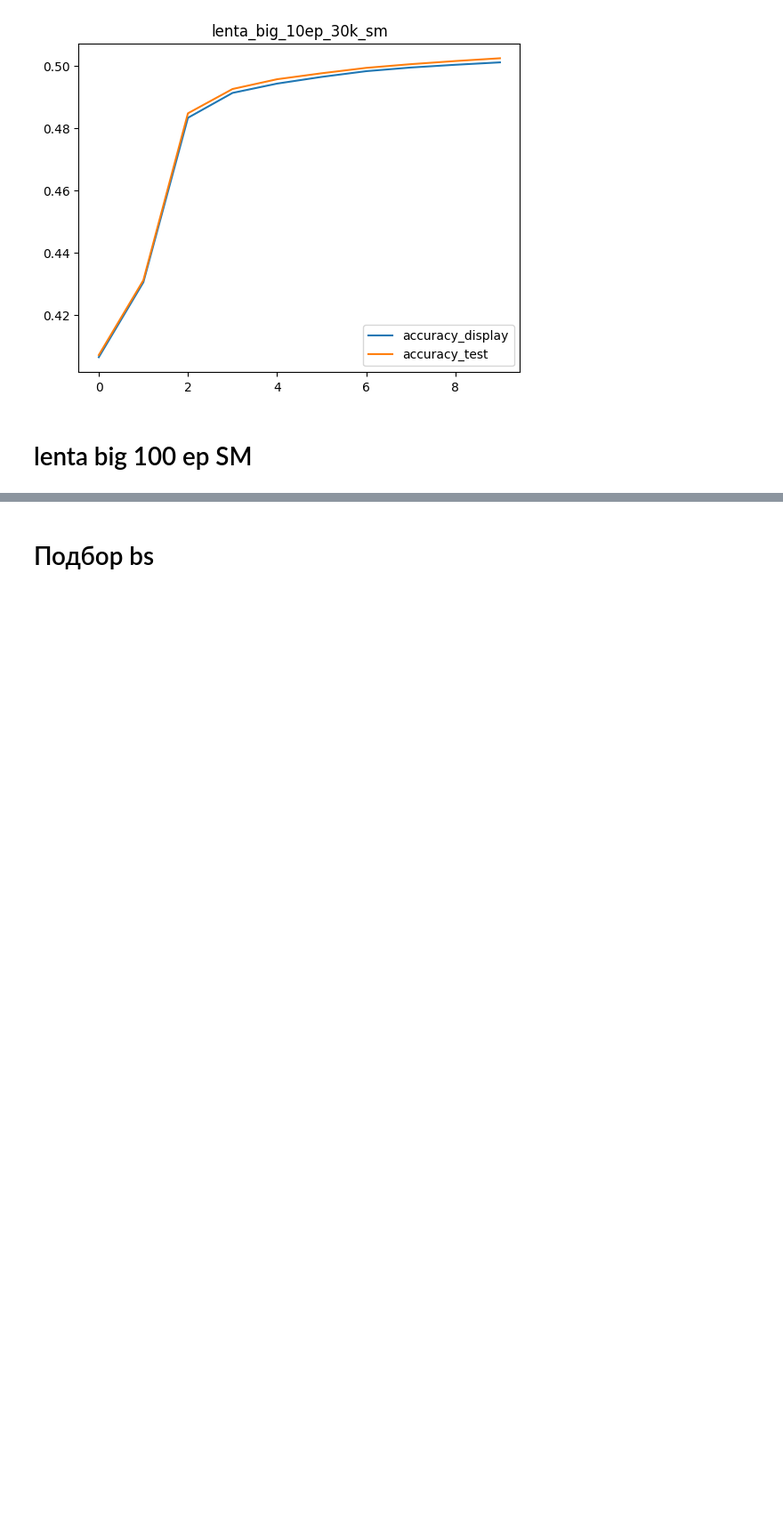
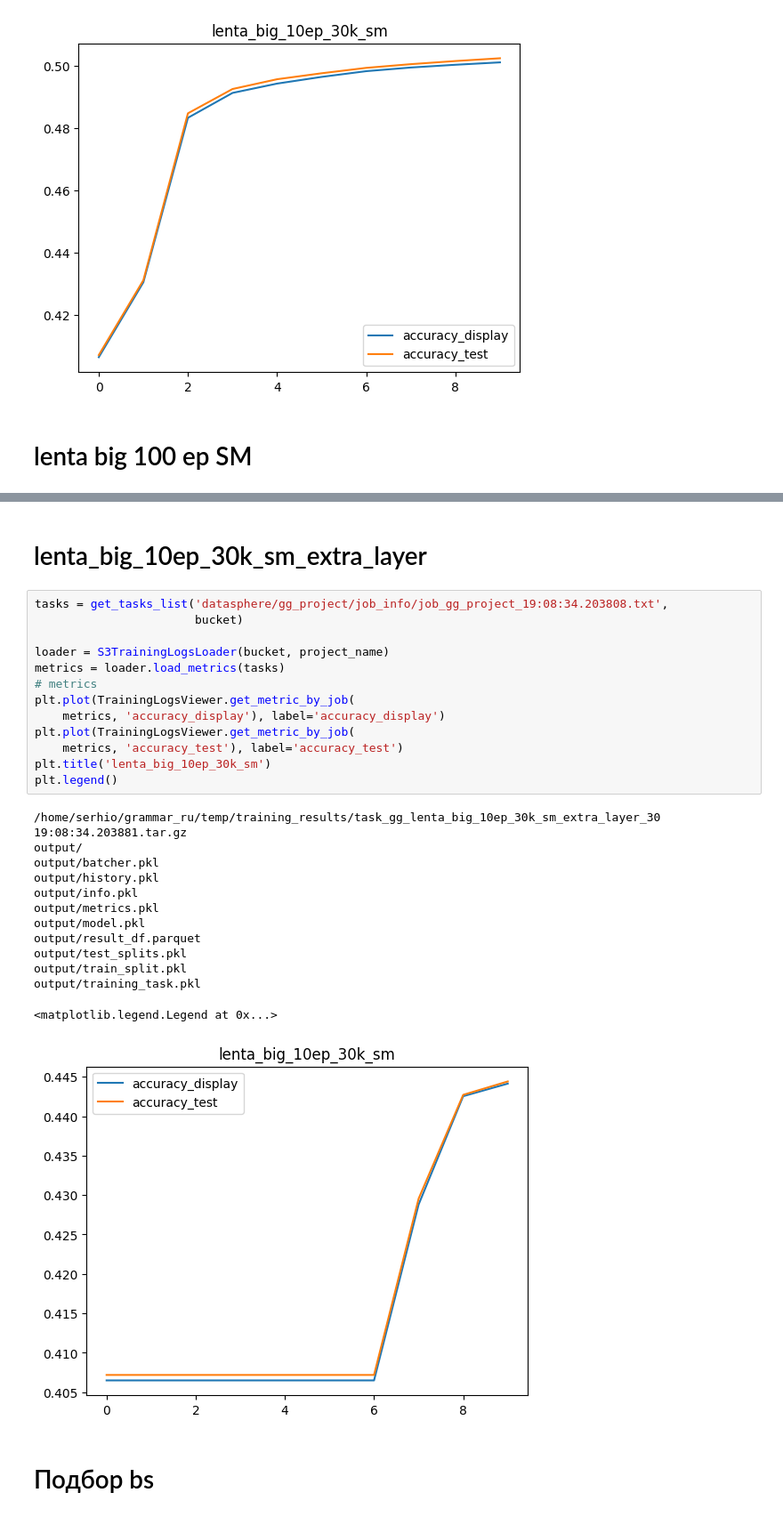
Before and after one commit to okulovsky/grammar_ru, a Jupyter notebook: research/grammatical_gender/training/gg_training.ipynb, the cells around one changed output, grey strips where cells are left out. Shown: that part at 89% size. Drawn from its saved outputs; the diff is of its cells as text; blank space fills up the shorter version.

```diff
--- a/research/grammatical_gender/training/gg_training.ipynb
+++ b/research/grammatical_gender/training/gg_training.ipynb
@@ -520,3 +545,32 @@ output/training_task.pkl
+# %% [markdown]
+# lenta_big_10ep_30k_sm_extra_layer
+# %%
+tasks = get_tasks_list('datasphere/gg_project/job_info/job_gg_project_19:08:34.203808.txt',
+                       bucket)
+
+loader = S3TrainingLogsLoader(bucket, project_name)
+metrics = loader.load_metrics(tasks)
+# metrics
+plt.plot(TrainingLogsViewer.get_metric_by_job(
+    metrics, 'accuracy_display'), label='accuracy_display')
+plt.plot(TrainingLogsViewer.get_metric_by_job(
+    metrics, 'accuracy_test'), label='accuracy_test')
+plt.title('lenta_big_10ep_30k_sm')
+plt.legend()
+# %% [output]
+/home/serhio/grammar_ru/temp/training_results/task_gg_lenta_big_10ep_30k_sm_extra_layer_30 19:08:34.203881.tar.gz
+output/
+output/batcher.pkl
+output/history.pkl
+output/info.pkl
+output/metrics.pkl
+output/model.pkl
+output/result_df.parquet
+output/test_splits.pkl
+output/train_split.pkl
+output/training_task.pkl
+<matplotlib.legend.Legend at 0x...>
+[figure, added]
 # %% [markdown]
 # Подбор bs
 # %%
```
Also changed, not shown: parts of 14 cells of this notebook.
